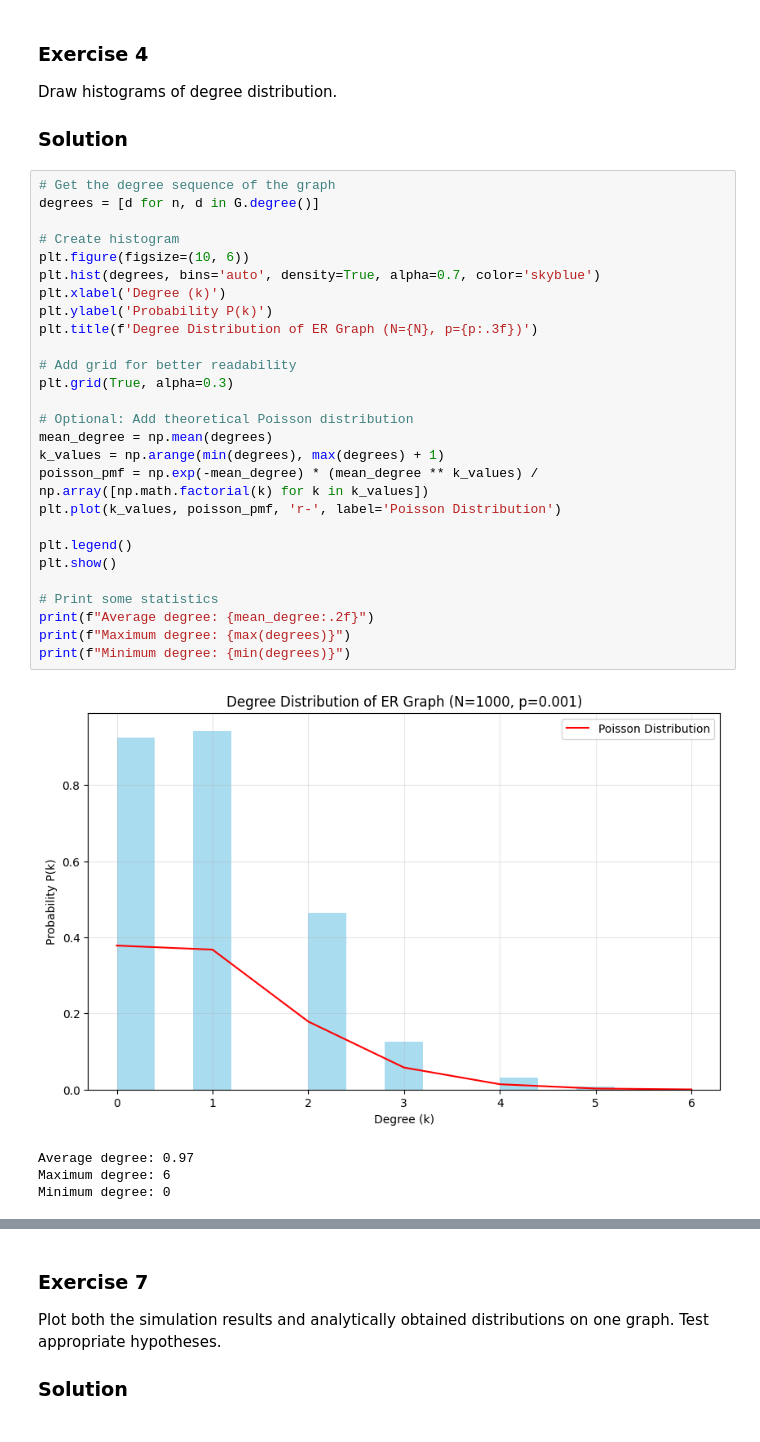
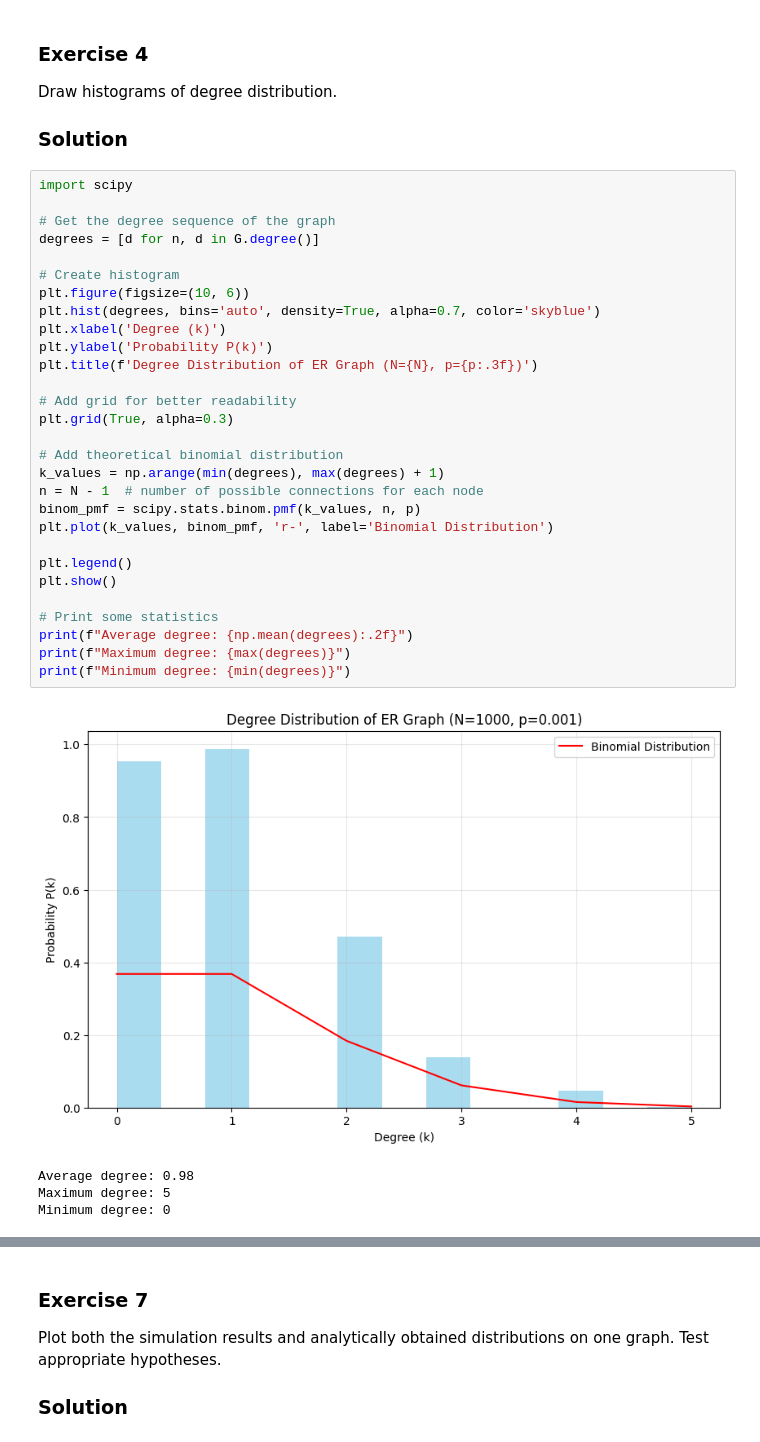
Before and after one commit to alessandrogentili001/Social-Networks-and-Recommendation-Systems, a Jupyter notebook: week_05/lab05.ipynb, the cells around one changed output, grey strips where cells are left out. Cells and saved outputs as stored; diff of their text form.

```diff
--- a/week_05/lab05.ipynb
+++ b/week_05/lab05.ipynb
@@ -87,36 +87,38 @@ Draw histograms of degree distribution.
 
 ### Solution
 # %%
+import scipy
+
 # Get the degree sequence of the graph
 degrees = [d for n, d in G.degree()]
 
 # Create histogram
 plt.figure(figsize=(10, 6))
 plt.hist(degrees, bins='auto', density=True, alpha=0.7, color='skyblue')
 plt.xlabel('Degree (k)')
 plt.ylabel('Probability P(k)')
 plt.title(f'Degree Distribution of ER Graph (N={N}, p={p:.3f})')
 
 # Add grid for better readability
 plt.grid(True, alpha=0.3)
 
-# Optional: Add theoretical Poisson distribution
-mean_degree = np.mean(degrees)
+# Add theoretical binomial distribution
 k_values = np.arange(min(degrees), max(degrees) + 1)
-poisson_pmf = np.exp(-mean_degree) * (mean_degree ** k_values) / np.array([np.math.factorial(k) for k in k_values])
-plt.plot(k_values, poisson_pmf, 'r-', label='Poisson Distribution')
+n = N - 1  # number of possible connections for each node
+binom_pmf = scipy.stats.binom.pmf(k_values, n, p)
+plt.plot(k_values, binom_pmf, 'r-', label='Binomial Distribution')
 
 plt.legend()
 plt.show()
 
 # Print some statistics
-print(f"Average degree: {mean_degree:.2f}")
+print(f"Average degree: {np.mean(degrees):.2f}")
 print(f"Maximum degree: {max(degrees)}")
 print(f"Minimum degree: {min(degrees)}")
 # %% [output]
-[figure, old version]
+[figure, new version]
-Average degree: 0.97
-Maximum degree: 6
+Average degree: 0.98
+Maximum degree: 5
 Minimum degree: 0
 # %% [markdown]
 ### Exercise 5
```
Also changed, not shown: parts of 14 cells of this notebook, 4 other files.
